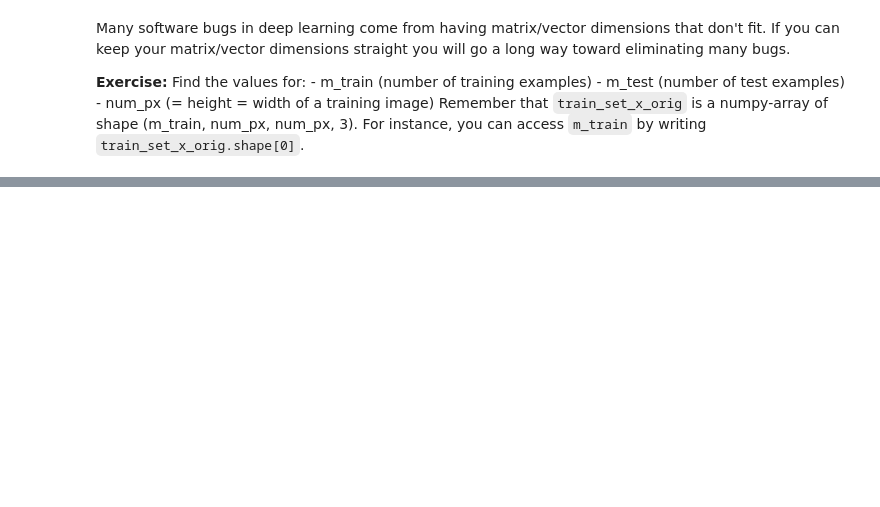
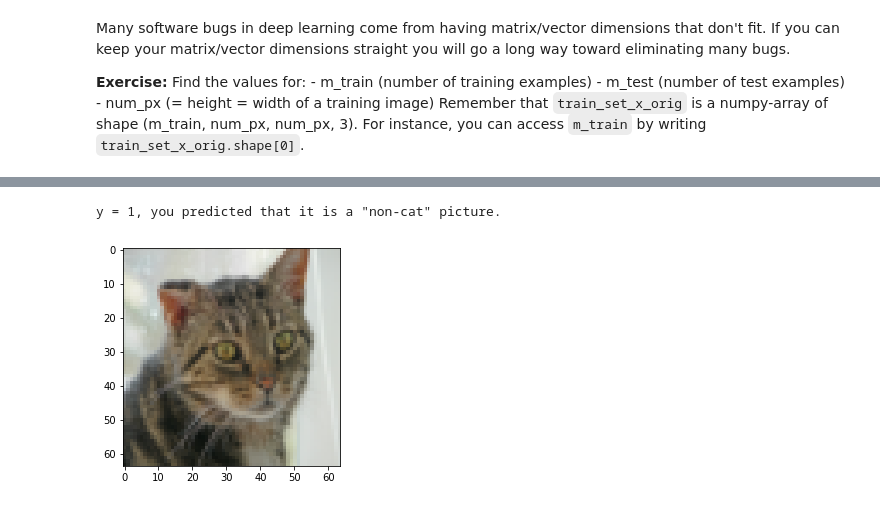
Before and after one commit to RookieDay/Deep_Learning, a Jupyter notebook: 课后作业/Part1 神经网络和深度学习/第二周神经网络基础_编程作业/assignment/Logistic Regression with a Neural Network mindset v3.ipynb, the cells around one changed output, grey strips where cells are left out. Drawn from its saved outputs; the diff is of its cells as text; code cells hidden in the pictures; blank space fills up the shorter version.

```diff
--- a/课后作业/Part1 神经网络和深度学习/第二周神经网络基础_编程作业/assignment/Logistic Regression with a Neural Network mindset v3.ipynb
+++ b/课后作业/Part1 神经网络和深度学习/第二周神经网络基础_编程作业/assignment/Logistic Regression with a Neural Network mindset v3.ipynb
@@ -64,3 +72,18 @@ Many software bugs in deep learning come from having matrix/vector dimensions th
     - m_test (number of test examples)
     - num_px (= height = width of a training image)
 Remember that `train_set_x_orig` is a numpy-array of shape (m_train, num_px, num_px, 3). For instance, you can access `m_train` by writing `train_set_x_orig.shape[0]`.
+# %%
+### START CODE HERE ### (≈ 3 lines of code)
+m_train = train_set_x_orig.shape[0]
+m_test = test_set_x_orig.shape[0]
+num_px = train_set_x_orig.shape[1]
+### END CODE HERE ###
+
+print ("Number of training examples: m_train = " + str(m_train))
+print ("Number of testing examples: m_test = " + str(m_test))
+print ("Height/Width of each image: num_px = " + str(num_px))
+print ("Each image is of size: (" + str(num_px) + ", " + str(num_px) + ", 3)")
+print ("train_set_x shape: " + str(train_set_x_orig.shape))
+print ("train_set_y shape: " + str(train_set_y.shape))
+print ("test_set_x shape: " + str(test_set_x_orig.shape))
+print ("test_set_y shape: " + str(test_set_y.shape))
@@ -66,0 +127,13 @@ Remember that `train_set_x_orig` is a numpy-array of shape (m_train, num_px, num
+# %%
+# Reshape the training and test examples
+
+### START CODE HERE ### (≈ 2 lines of code)
+train_set_x_flatten = train_set_x_orig.reshape(train_set_x_orig.shape[0],-1).T   #一行代表一个图片 64*64*3 ， 总共209列个数据
+test_set_x_flatten = test_set_x_orig.reshape(test_set_x_orig.shape[0],-1).T
+### END CODE HERE ###
+
+print ("train_set_x_flatten shape: " + str(train_set_x_flatten.shape))
+print ("train_set_y shape: " + str(train_set_y.shape))
+print ("test_set_x_flatten shape: " + str(test_set_x_flatten.shape))
+print ("test_set_y shape: " + str(test_set_y.shape))
+print ("sanity check after reshaping: " + str(train_set_x_flatten[0:5,0]))
@@ -66,0 +179,3 @@ Remember that `train_set_x_orig` is a numpy-array of shape (m_train, num_px, num
+# %%
+train_set_x = train_set_x_flatten/255.
+test_set_x = test_set_x_flatten/255.
@@ -66,0 +739,8 @@ Remember that `train_set_x_orig` is a numpy-array of shape (m_train, num_px, num
+# %%
+# Example of a picture that was wrongly classified.
+index = 33
+plt.imshow(test_set_x[:,index].reshape((num_px, num_px, 3)))
+print ("y = " + str(test_set_y[0,index]) + ", you predicted that it is a \"" + classes[int(d["Y_prediction_test"][0,index])].decode("utf-8") +  "\" picture.")
+# %% [output]
+y = 1, you predicted that it is a "non-cat" picture.
+[figure, added]
```
Also changed, not shown: parts of 53 cells of this notebook.
